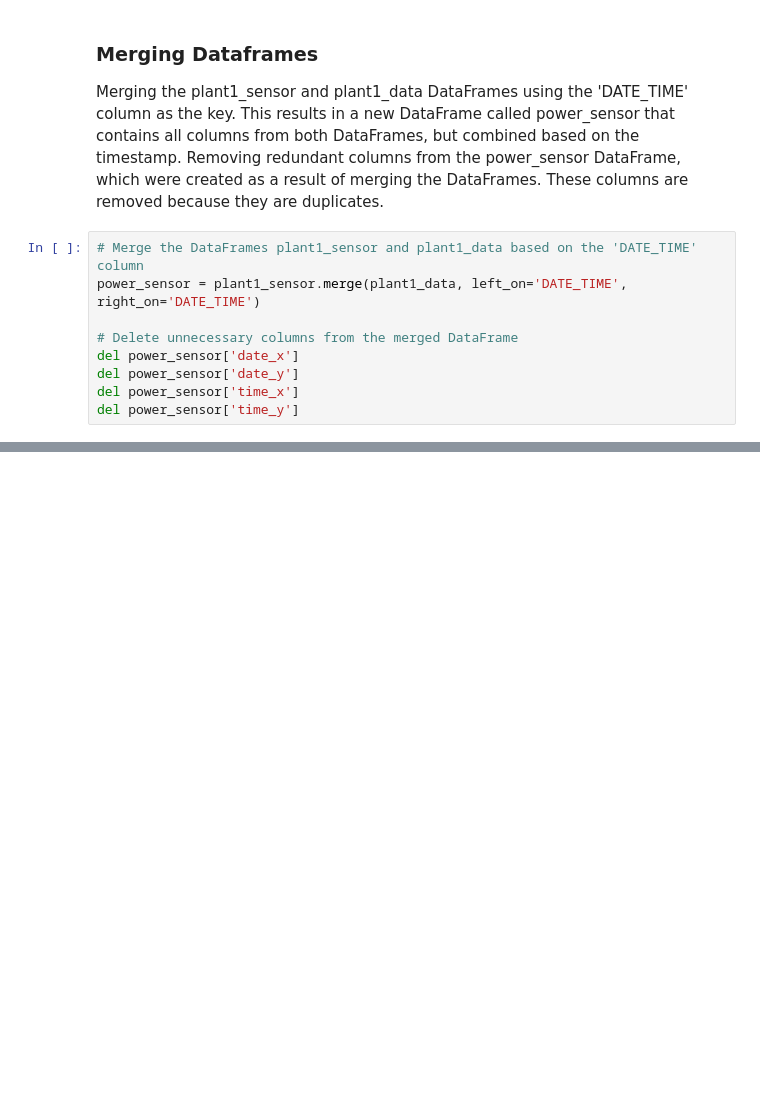
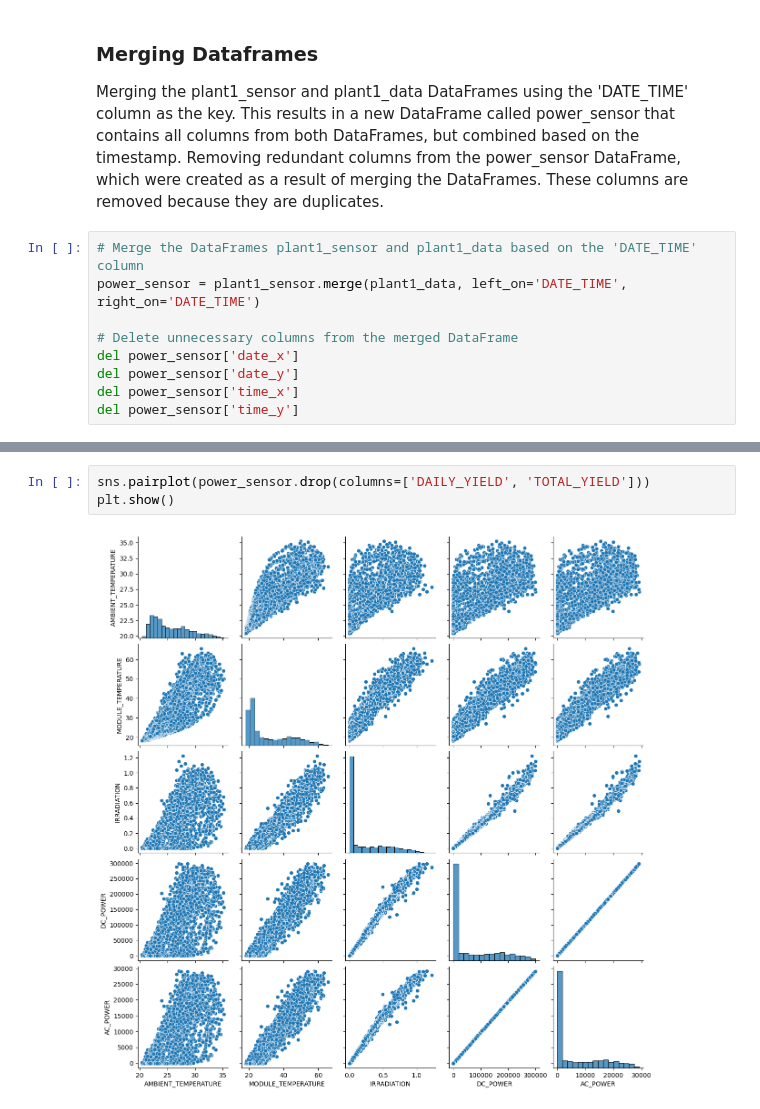
Before and after one commit to FelipeSteudel/Felipe_Steudel-Strategic_Thinking-CA3, a Jupyter notebook: CA3 - Felipe Steudel - Strategic Thinking - HDip in Data Analytics.ipynb, the cells around one changed output, grey strips where cells are left out. Cells and saved outputs as stored; diff of their text form; blank space fills up the shorter version.

```diff
--- a/CA3 - Felipe Steudel - Strategic Thinking - HDip in Data Analytics.ipynb
+++ b/CA3 - Felipe Steudel - Strategic Thinking - HDip in Data Analytics.ipynb
@@ -367,0 +402,5 @@ del power_sensor['time_y']
+# %%
+sns.pairplot(power_sensor.drop(columns=['DAILY_YIELD', 'TOTAL_YIELD']))
+plt.show()
+# %% [output]
+[figure, added]
```
Also changed, not shown: parts of 13 cells of this notebook.
